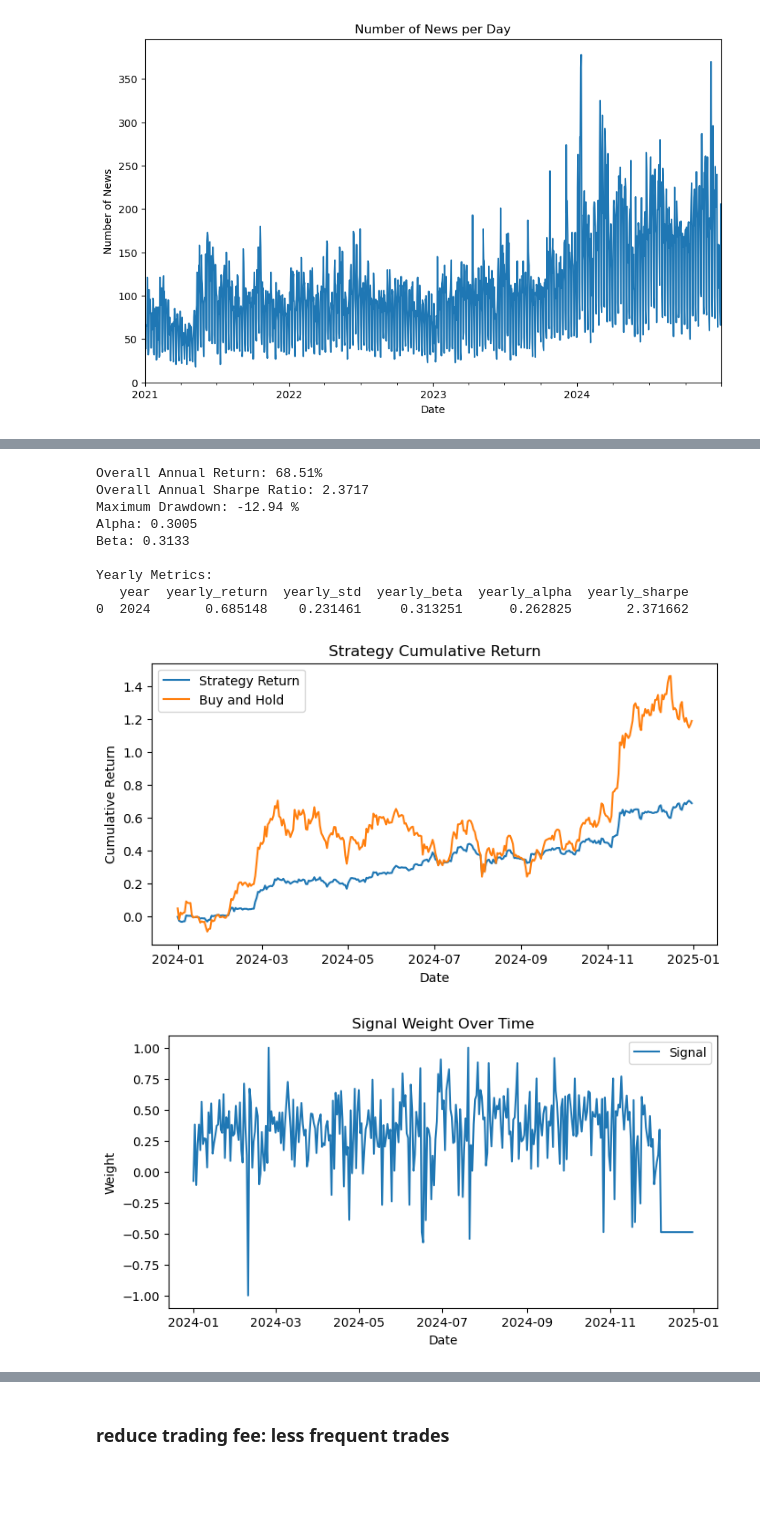
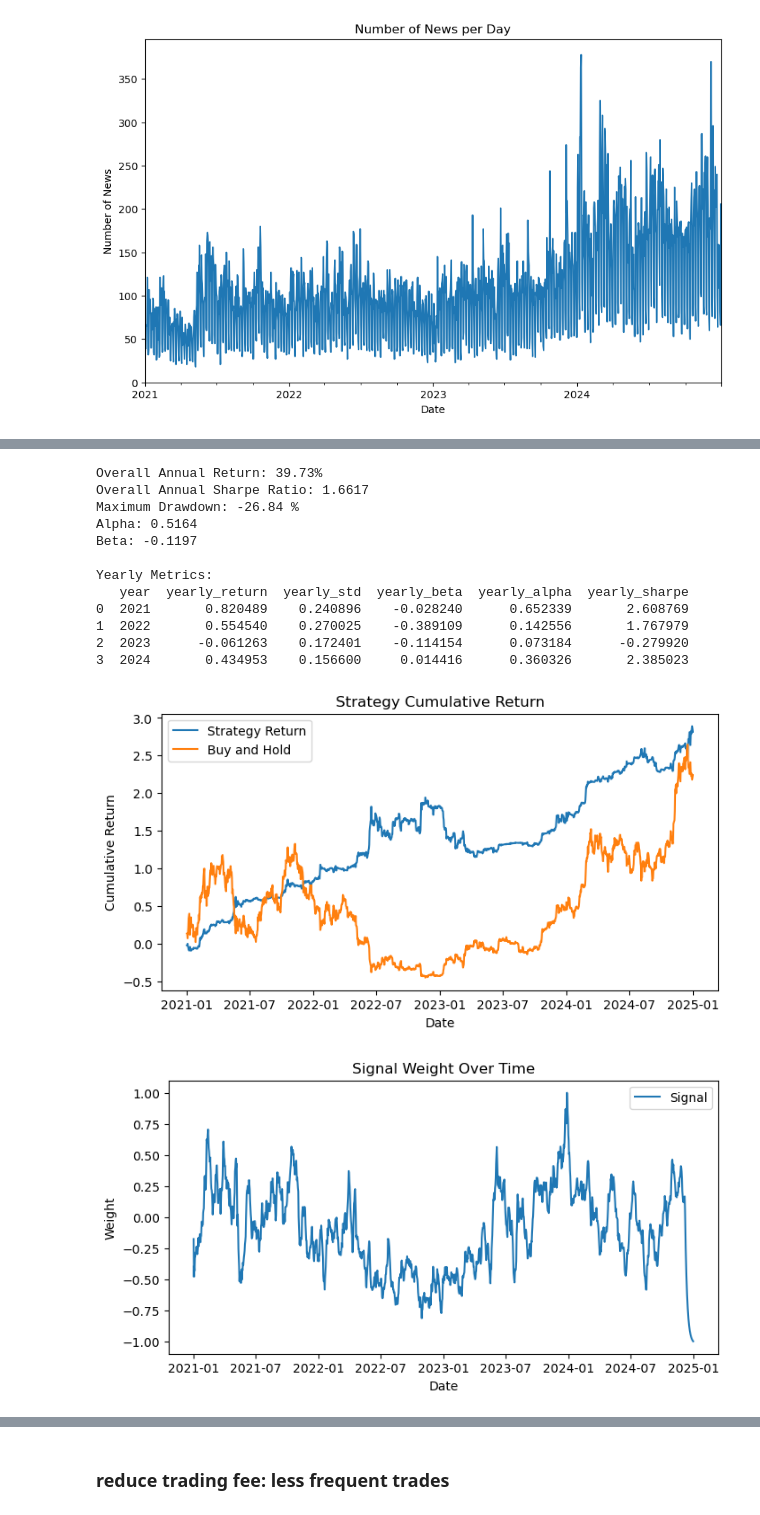
Before and after one commit to alvinku0/Bitcoin-Systematic-Strategies, a Jupyter notebook: crypto_news/strategies_backtesting/strategy_daily.ipynb, the cells around one changed output, grey strips where cells are left out. Drawn from its saved outputs; the diff is of its cells as text; code cells hidden in the pictures; blank space fills up the shorter version.

```diff
--- a/crypto_news/strategies_backtesting/strategy_daily.ipynb
+++ b/crypto_news/strategies_backtesting/strategy_daily.ipynb
@@ -222,10 +341,8 @@ Statistical Analysis:
-# %%
-df = df[df.index.year == 2024]
 # %%
 # backtest tanalysis_absa as signal
 df['signal'] = df['tanalysis_absa']
 df['signal'] = df['signal'].fillna(0)
-df['signal'] = df['signal'].ewm(span=4).mean() # 4 days ewm gives the best result
+df['signal'] = df['signal'].ewm(span=3).mean() # 3 days ewm gives the best result
 
 # feature transformation
 scaler = MinMaxScaler(feature_range=(-1, 1))
@@ -248,7 +368,7 @@ Yearly Metrics:
 # backtest economy_absa as signal
 df['signal'] = df['economy_absa']
 df['signal'] = df['signal'].fillna(0)
-df['signal'] = df['signal'].ewm(span=13).mean() # 13 days ewm gives the best result
+df['signal'] = df['signal'].ewm(span=20).mean() # 20 days ewm gives the best result
 
 # feature transformation
 scaler = MinMaxScaler(feature_range=(-1, 1))
@@ -270,8 +419,7 @@ Yearly Metrics:
 # %%
-# backtest regulation_absa as signal
-df['signal'] = df['regulation_absa']
+# backtest technology_absa as signal
+df['signal'] = df['technology_absa']
 df['signal'] = df['signal'].fillna(0)
-df['signal'] = df['signal'].ewm(span=2).mean()
 
 # feature transformation
 scaler = MinMaxScaler(feature_range=(-1, 1))
@@ -293,24 +444,28 @@ Yearly Metrics:
 # %%
-# backtest technology_absa as signal
-df['signal'] = df['technology_absa']
+# backtest adoption_absa as signal
+df['signal'] = df['adoption_absa']
 df['signal'] = df['signal'].fillna(0)
+df['signal'] = df['signal'].ewm(span=12).mean() # 12 days ewm gives the best result
 
-# no smoothing gives the best result
+# no smothing gives the best result
 
 # feature transformation
 scaler = MinMaxScaler(feature_range=(-1, 1))
 df['signal'] = scaler.fit_transform(df['signal'].values.reshape(-1, 1))
 
 run_backtest(df)
 # %% [output]
-Overall Annual Return: 68.51%
-Overall Annual Sharpe Ratio: 2.3717
-Maximum Drawdown: -12.94 %
-Alpha: 0.3005
-Beta: 0.3133
+Overall Annual Return: 39.73%
+Overall Annual Sharpe Ratio: 1.6617
+Maximum Drawdown: -26.84 %
+Alpha: 0.5164
+Beta: -0.1197
 
 Yearly Metrics:
    year  yearly_return  yearly_std  yearly_beta  yearly_alpha  yearly_sharpe
-0  2024       0.685148    0.231461     0.313251      0.262825       2.371662
+0  2021       0.820489    0.240896    -0.028240      0.652339       2.608769
+1  2022       0.554540    0.270025    -0.389109      0.142556       1.767979
+2  2023      -0.061263    0.172401    -0.114154      0.073184      -0.279920
+3  2024       0.434953    0.156600     0.014416      0.360326       2.385023
-[figure, old version]
+[figure, new version]
-[figure, old version]
+[figure, new version]
```
Also changed, not shown: parts of 46 cells of this notebook, 5 other files.
